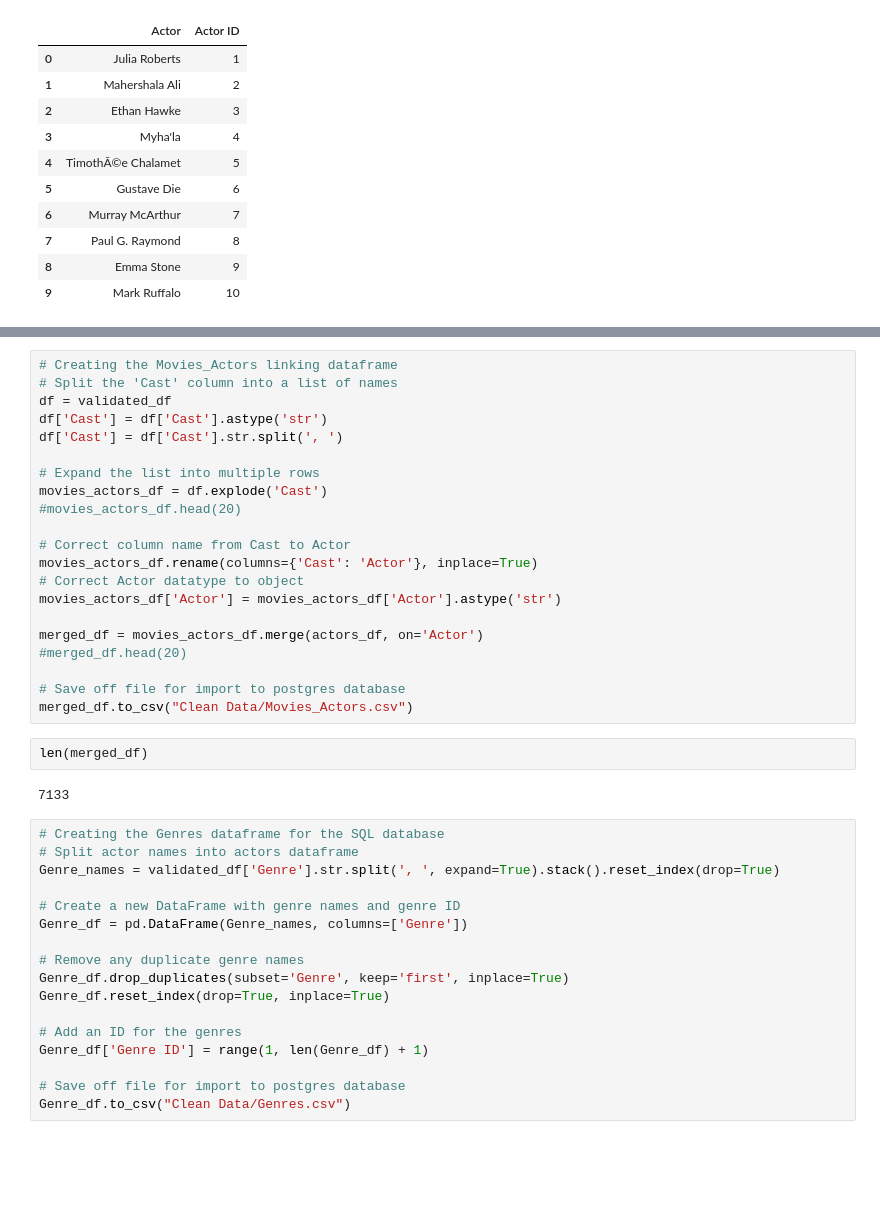
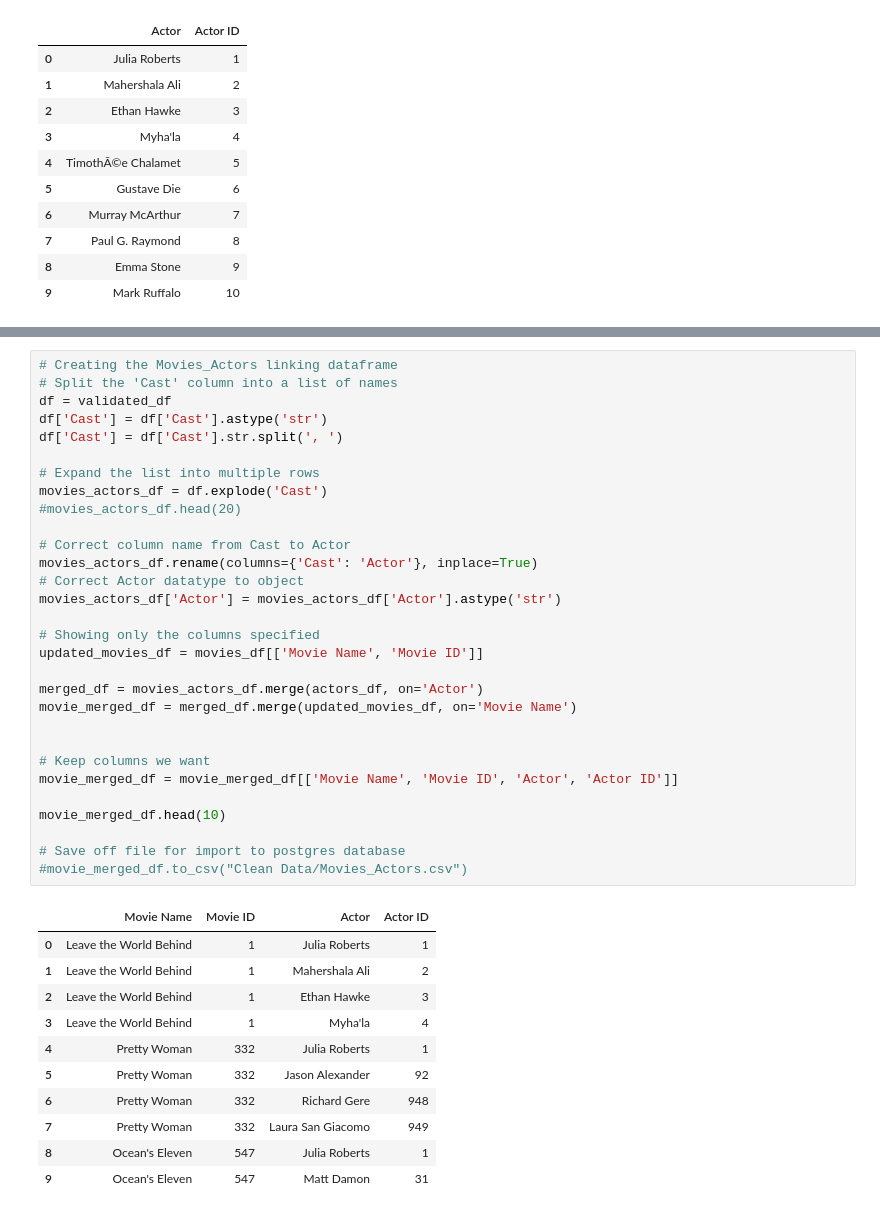
Before and after one commit to IrynaVitkovych/Project-3, a Jupyter notebook: Data Cleaning and Manipulation IMDB Data.ipynb, the cells around one changed output, grey strips where cells are left out. Saved outputs shown, nothing was run; the diff lists cells and outputs as text; blank space fills up the shorter version.

```diff
--- a/Data Cleaning and Manipulation IMDB Data.ipynb
+++ b/Data Cleaning and Manipulation IMDB Data.ipynb
@@ -213,42 +309,42 @@ movies_df['Movie ID'] = range(1, len(movies_df) + 1)
 # %%
 # Creating the Movies_Actors linking dataframe
 # Split the 'Cast' column into a list of names
 df = validated_df
 df['Cast'] = df['Cast'].astype('str')
 df['Cast'] = df['Cast'].str.split(', ')
 
 # Expand the list into multiple rows
 movies_actors_df = df.explode('Cast')
 #movies_actors_df.head(20)
 
 # Correct column name from Cast to Actor
 movies_actors_df.rename(columns={'Cast': 'Actor'}, inplace=True)
 # Correct Actor datatype to object
 movies_actors_df['Actor'] = movies_actors_df['Actor'].astype('str')
 
+# Showing only the columns specified
+updated_movies_df = movies_df[['Movie Name', 'Movie ID']]
+
 merged_df = movies_actors_df.merge(actors_df, on='Actor')
-#merged_df.head(20)
+movie_merged_df = merged_df.merge(updated_movies_df, on='Movie Name')
+
+
+# Keep columns we want
+movie_merged_df = movie_merged_df[['Movie Name', 'Movie ID', 'Actor', 'Actor ID']]
+
+movie_merged_df.head(10)
 
 # Save off file for import to postgres database
-merged_df.to_csv("Clean Data/Movies_Actors.csv")
+#movie_merged_df.to_csv("Clean Data/Movies_Actors.csv")
+# %% [output]
+|  | Movie Name | Movie ID | Actor | Actor ID |
+| 0 | Leave the World Behind | 1 | Julia Roberts | 1 |
+| 1 | Leave the World Behind | 1 | Mahershala Ali | 2 |
+| 2 | Leave the World Behind | 1 | Ethan Hawke | 3 |
+| 3 | Leave the World Behind | 1 | Myha'la | 4 |
+| 4 | Pretty Woman | 332 | Julia Roberts | 1 |
+| 5 | Pretty Woman | 332 | Jason Alexander | 92 |
+| 6 | Pretty Woman | 332 | Richard Gere | 948 |
+| 7 | Pretty Woman | 332 | Laura San Giacomo | 949 |
+| 8 | Ocean's Eleven | 547 | Julia Roberts | 1 |
+| 9 | Ocean's Eleven | 547 | Matt Damon | 31 |
-# %%
-len(merged_df)
-# %% [output]
-7133
-# %%
-# Creating the Genres dataframe for the SQL database
-# Split actor names into actors dataframe
-Genre_names = validated_df['Genre'].str.split(', ', expand=True).stack().reset_index(drop=True)
-
-# Create a new DataFrame with genre names and genre ID
-Genre_df = pd.DataFrame(Genre_names, columns=['Genre'])
-
-# Remove any duplicate genre names
-Genre_df.drop_duplicates(subset='Genre', keep='first', inplace=True)
-Genre_df.reset_index(drop=True, inplace=True)
-
-# Add an ID for the genres
-Genre_df['Genre ID'] = range(1, len(Genre_df) + 1)
-
-# Save off file for import to postgres database
-Genre_df.to_csv("Clean Data/Genres.csv")
```
Also changed, not shown: parts of 10 cells of this notebook, 3 other files.
